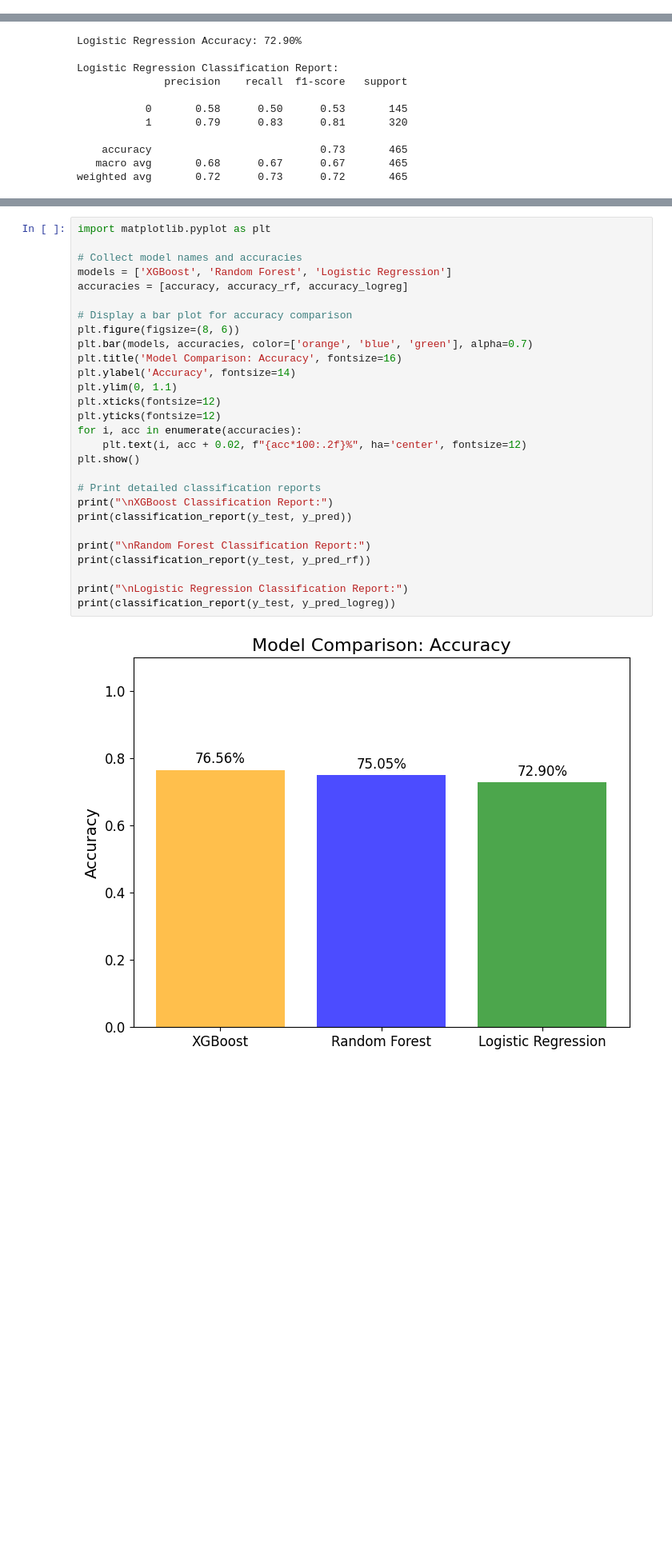
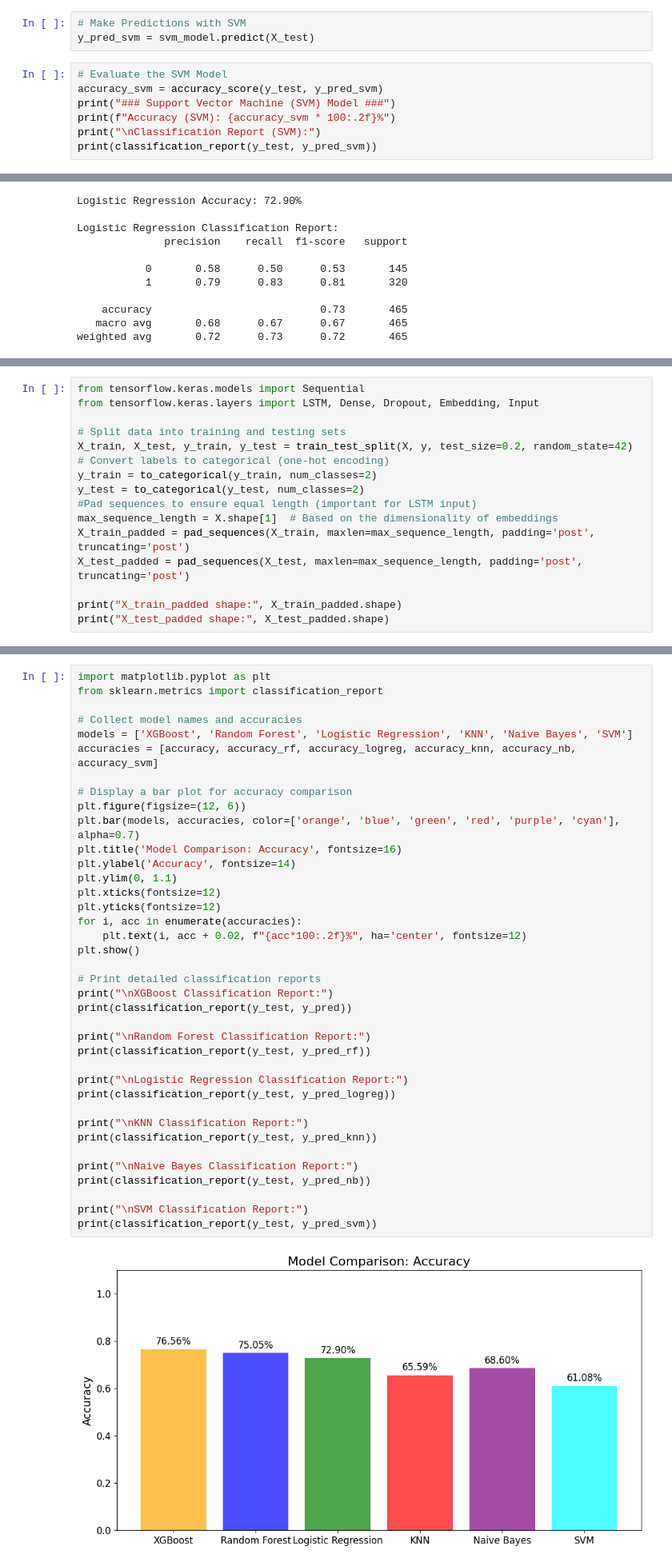
Before and after one commit to 0Taan0/AiiA_Assignment, a Jupyter notebook: Representation Techniques.ipynb, the cells around one changed output, grey strips where cells are left out. Shown at 80% size. Cells and saved outputs as stored; diff of their text form; blank space fills up the shorter version.

```diff
--- a/Representation Techniques.ipynb
+++ b/Representation Techniques.ipynb
@@ -274,0 +350,10 @@ weighted avg       0.76      0.77      0.75       465
+# %%
+# Make Predictions with SVM
+y_pred_svm = svm_model.predict(X_test)
+# %%
+# Evaluate the SVM Model
+accuracy_svm = accuracy_score(y_test, y_pred_svm)
+print("### Support Vector Machine (SVM) Model ###")
+print(f"Accuracy (SVM): {accuracy_svm * 100:.2f}%")
+print("\nClassification Report (SVM):")
+print(classification_report(y_test, y_pred_svm))
@@ -328,0 +476,16 @@ weighted avg       0.72      0.73      0.72       465
+# %%
+from tensorflow.keras.models import Sequential
+from tensorflow.keras.layers import LSTM, Dense, Dropout, Embedding, Input
+
+# Split data into training and testing sets
+X_train, X_test, y_train, y_test = train_test_split(X, y, test_size=0.2, random_state=42)
+# Convert labels to categorical (one-hot encoding)
+y_train = to_categorical(y_train, num_classes=2)
+y_test = to_categorical(y_test, num_classes=2)
+#Pad sequences to ensure equal length (important for LSTM input)
+max_sequence_length = X.shape[1]  # Based on the dimensionality of embeddings
+X_train_padded = pad_sequences(X_train, maxlen=max_sequence_length, padding='post', truncating='post')
+X_test_padded = pad_sequences(X_test, maxlen=max_sequence_length, padding='post', truncating='post')
+
+print("X_train_padded shape:", X_train_padded.shape)
+print("X_test_padded shape:", X_test_padded.shape)
@@ -329,33 +530,43 @@ weighted avg       0.72      0.73      0.72       465
 # %%
 import matplotlib.pyplot as plt
+from sklearn.metrics import classification_report
 
 # Collect model names and accuracies
-models = ['XGBoost', 'Random Forest', 'Logistic Regression']
-accuracies = [accuracy, accuracy_rf, accuracy_logreg]
+models = ['XGBoost', 'Random Forest', 'Logistic Regression', 'KNN', 'Naive Bayes', 'SVM']
+accuracies = [accuracy, accuracy_rf, accuracy_logreg, accuracy_knn, accuracy_nb, accuracy_svm]
 
 # Display a bar plot for accuracy comparison
-plt.figure(figsize=(8, 6))
-plt.bar(models, accuracies, color=['orange', 'blue', 'green'], alpha=0.7)
+plt.figure(figsize=(12, 6))
+plt.bar(models, accuracies, color=['orange', 'blue', 'green', 'red', 'purple', 'cyan'], alpha=0.7)
 plt.title('Model Comparison: Accuracy', fontsize=16)
 plt.ylabel('Accuracy', fontsize=14)
 plt.ylim(0, 1.1)
 plt.xticks(fontsize=12)
 plt.yticks(fontsize=12)
 for i, acc in enumerate(accuracies):
     plt.text(i, acc + 0.02, f"{acc*100:.2f}%", ha='center', fontsize=12)
 plt.show()
 
 # Print detailed classification reports
 print("\nXGBoost Classification Report:")
 print(classification_report(y_test, y_pred))
 
 print("\nRandom Forest Classification Report:")
 print(classification_report(y_test, y_pred_rf))
 
 print("\nLogistic Regression Classification Report:")
 print(classification_report(y_test, y_pred_logreg))
+
+print("\nKNN Classification Report:")
+print(classification_report(y_test, y_pred_knn))
+
+print("\nNaive Bayes Classification Report:")
+print(classification_report(y_test, y_pred_nb))
+
+print("\nSVM Classification Report:")
+print(classification_report(y_test, y_pred_svm))
 # %% [output]
-[figure, old version]
+[figure, new version]
 XGBoost Classification Report:
               precision    recall  f1-score   support
 
```
Also changed, not shown: parts of 65 cells of this notebook.
